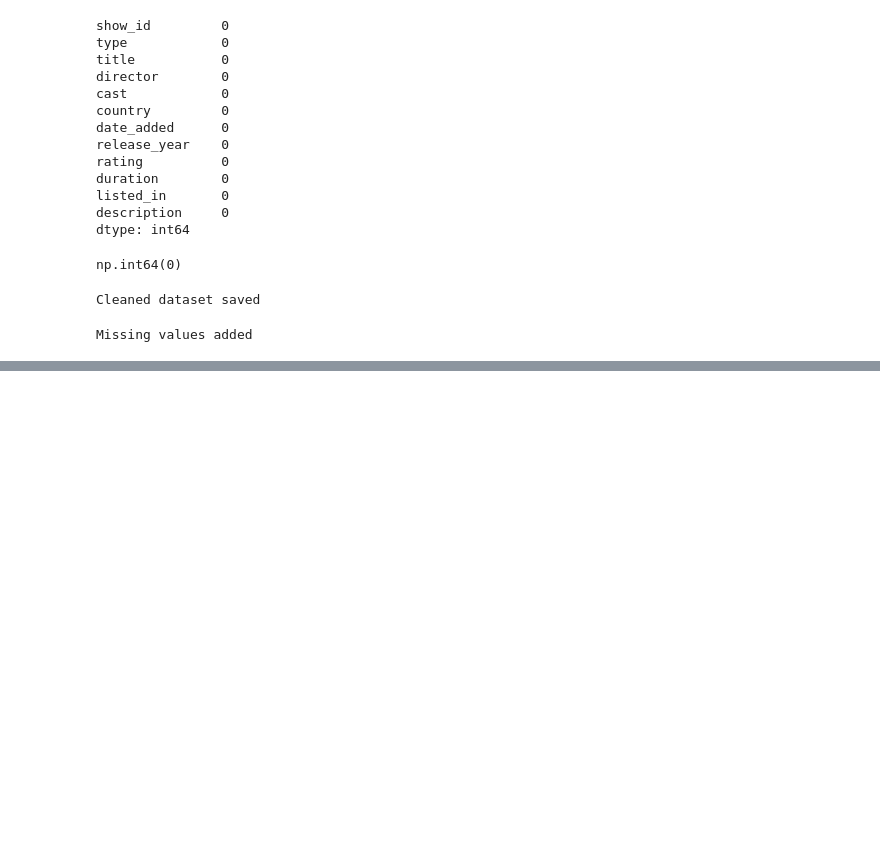
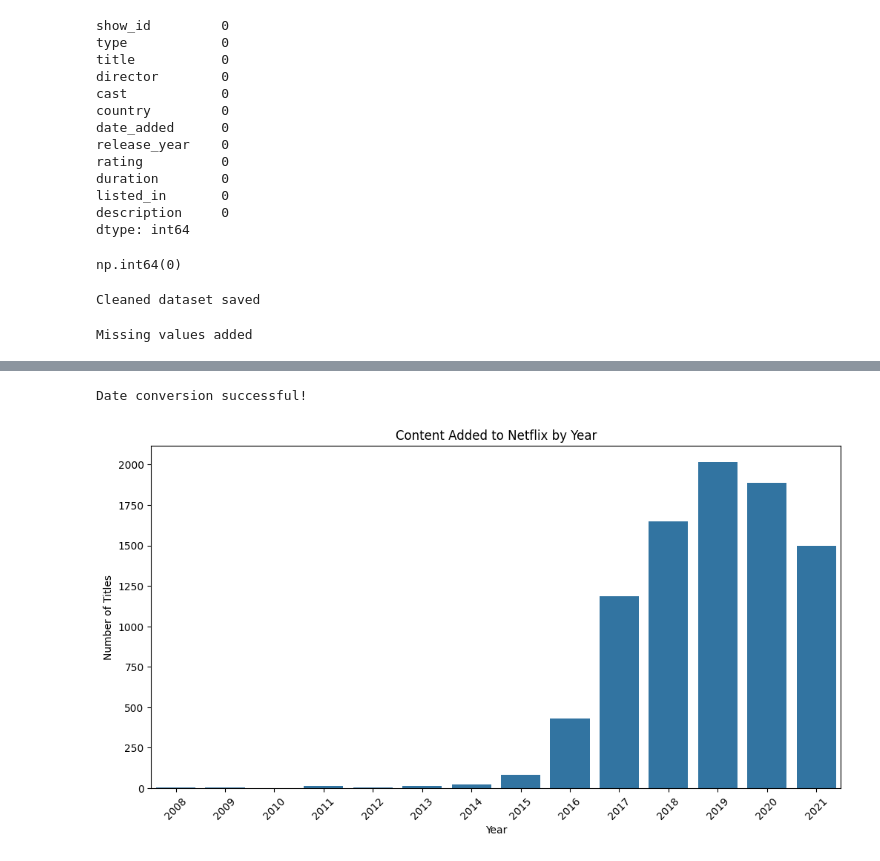
Before and after one commit to Dishitha0607/Thiranex_Internship, a Jupyter notebook: Data-Cleaning-Project/analysis.ipynb, the cells around one changed output, grey strips where cells are left out. Saved outputs shown, nothing was run; the diff lists cells and outputs as text; code cells hidden in the pictures; blank space fills up the shorter version.

```diff
--- a/Data-Cleaning-Project/analysis.ipynb
+++ b/Data-Cleaning-Project/analysis.ipynb
@@ -81,0 +124,30 @@ Missing values added
+# %%
+df["date_added"] = df["date_added"].str.strip()
+
+df["date_added"] = pd.to_datetime(
+    df["date_added"],
+    format="%B %d, %Y"
+)
+
+df["year_added"] = df["date_added"].dt.year
+
+print("Date conversion successful!")
+# %% [output]
+Date conversion successful!
+# %%
+plt.figure(figsize=(12,6))
+
+sns.countplot(
+  data = df,
+  x = "year_added",
+  order = sorted(df["year_added"].unique())
+)
+
+plt.title("Content Added to Netflix by Year")
+plt.xlabel("Year")
+plt.ylabel("Number of Titles")
+plt.xticks(rotation=45)
+
+plt.show()
+# %% [output]
+[figure, added]
```
Also changed, not shown: parts of 9 cells of this notebook.
